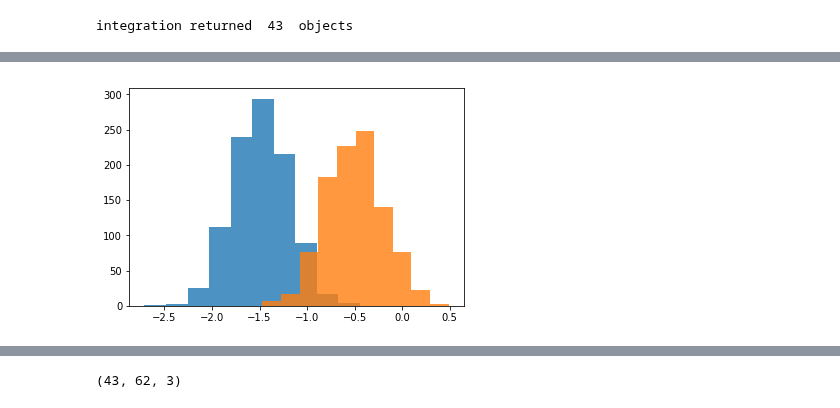
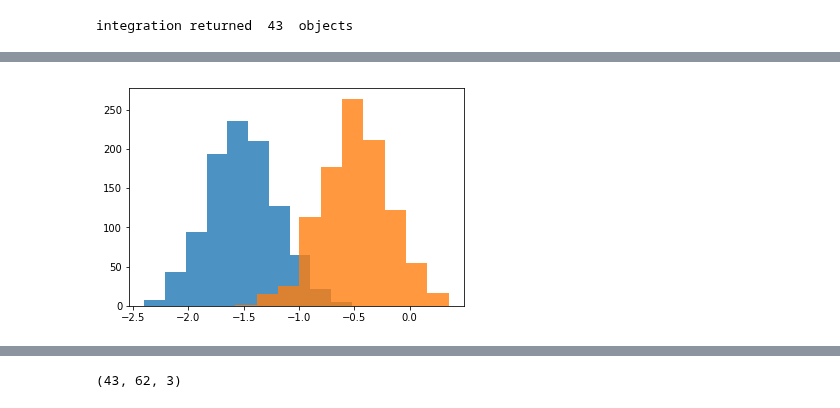
Before and after one commit to imcgreer/simqso, a Jupyter notebook: examples/GridExamples.ipynb, the cells around one changed output, grey strips where cells are left out. Cells and saved outputs as stored; diff of their text form; code cells hidden in the pictures.

```diff
--- a/examples/GridExamples.ipynb
+++ b/examples/GridExamples.ipynb
@@ -47,11 +47,13 @@ Text(0,0.5,'apparent mag')
 # %%
 # test the canonical values for power law continuum slopes in FUV/NUV
-contVar = BrokenPowerLawContinuumVar([GaussianSampler(-1.5,0.3),GaussianSampler(-0.5,0.3)],[1215.])
+contVar = BrokenPowerLawContinuumVar([GaussianSampler(-1.5,0.3),
+                                      GaussianSampler(-0.5,0.3)],[1215.],
+                                     seed=12345)
 contVals = contVar(1000)
 _ = hist(contVals[:,0],alpha=0.8)
 _ = hist(contVals[:,1],alpha=0.8)
 # %% [output]
-[figure, old version]
+[figure, new version]
 # %%
 # Add gaussian emission lines
 g = GaussianSampler
```
Also changed, not shown: parts of 10 cells of this notebook, 1 other file.
